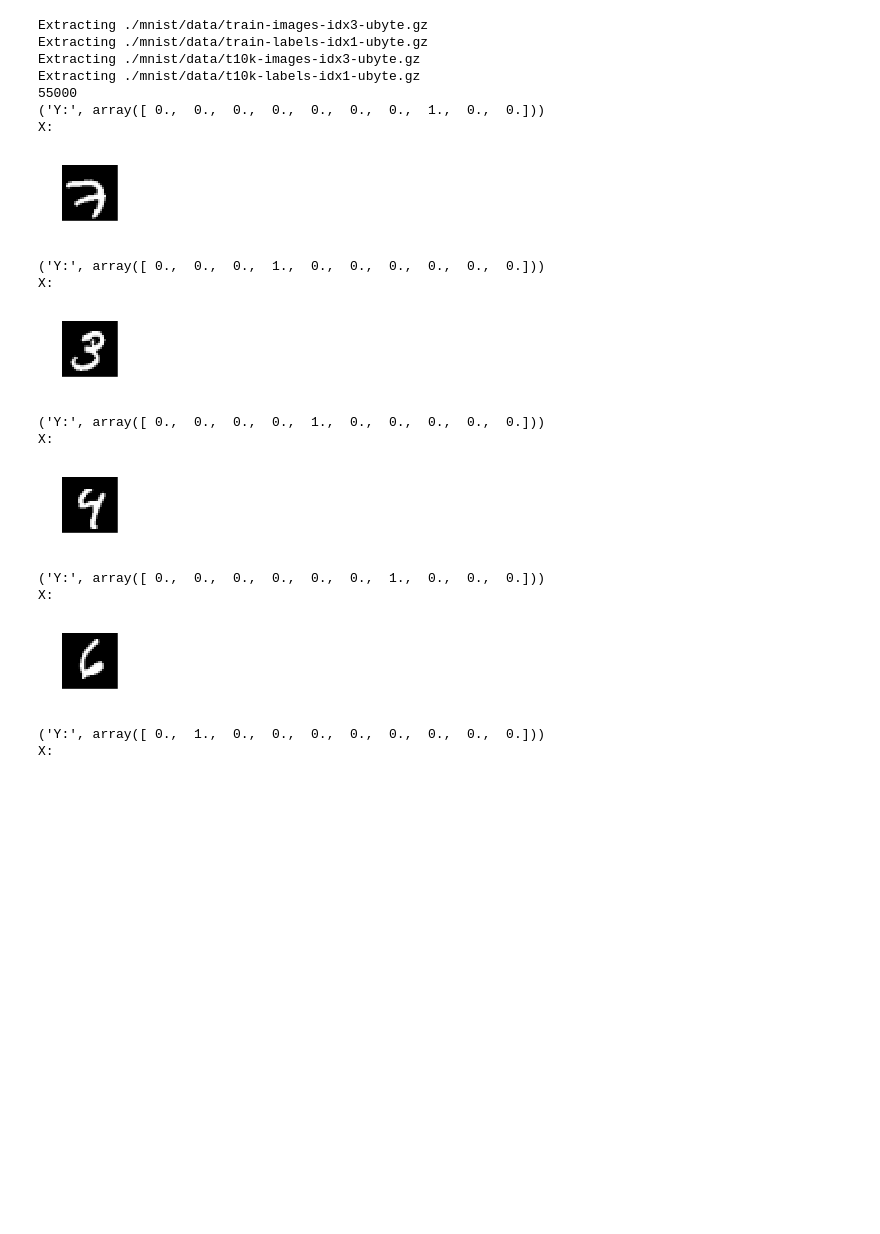
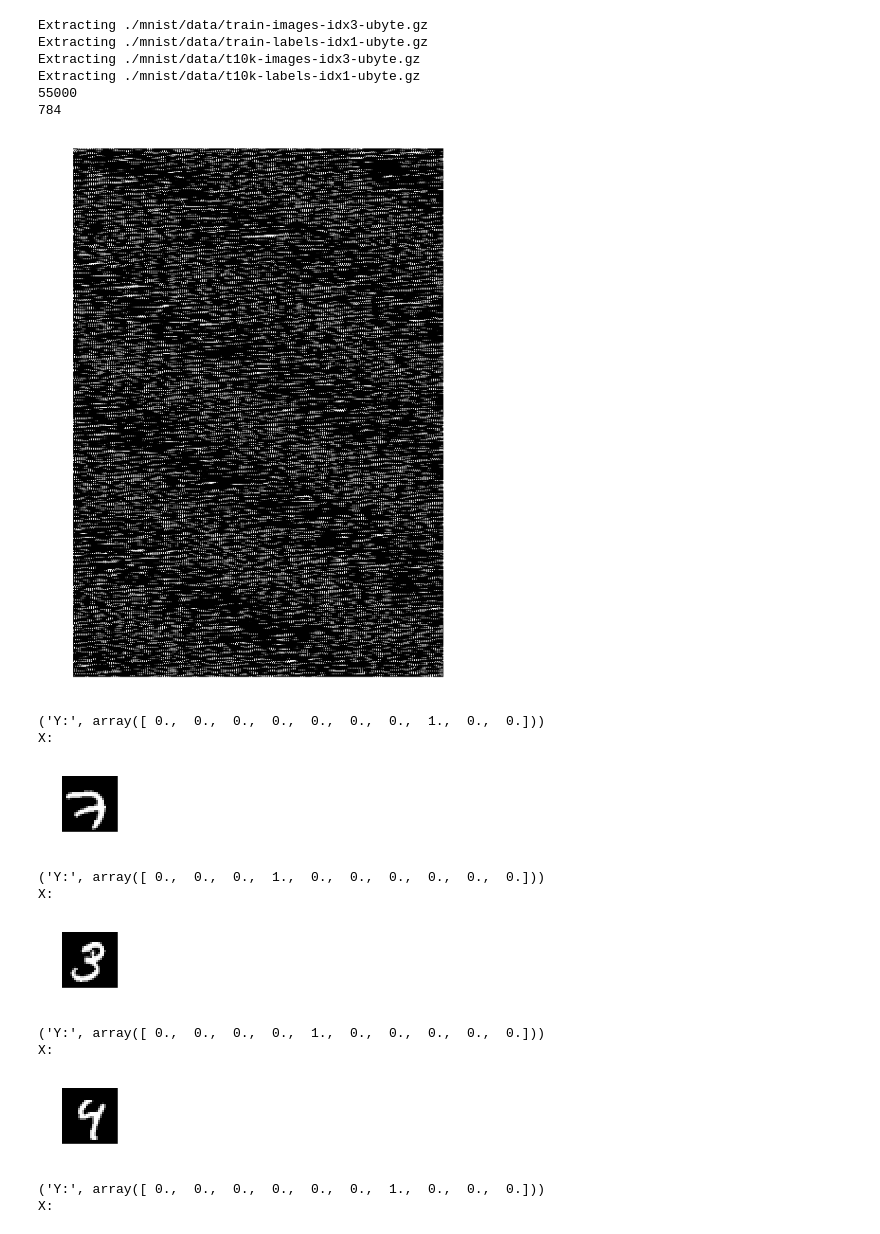
Before and after one commit to MuhammadHasib/MachineLearningStudy, a Jupyter notebook: drawPlot/mnist_view.ipynb, the cells around one changed output. Drawn from its saved outputs; the diff is of its cells as text; code cells hidden in the pictures; blank space fills up the shorter version.

Commit message:
add plot for all-image

```diff
--- a/drawPlot/mnist_view.ipynb
+++ b/drawPlot/mnist_view.ipynb
@@ -4,45 +4,50 @@ import matplotlib
 %matplotlib inline
 import matplotlib.pyplot as plt
 import matplotlib.pyplot as plt1
 
 import tensorflow as tf
 import numpy as np
 
 
 from tensorflow.examples.tutorials.mnist import input_data
 mnist = input_data.read_data_sets("./mnist/data/", one_hot=True)
-print(len(mnist.train.labels))
+print(len(mnist.train.labels)) # 55000
+print(len(mnist.train.images[0])) # 784
 
+plt0=plt
+plt0.figure(figsize=(10,10))
+plt0.imshow(mnist.train.images.reshape(7840,5500), cmap=plt.get_cmap('gray'), interpolation='none')
+plt0.axis('off')
+plt0.show()
 
 #for i in range(len(mnist.train.labels)):
 for i in range(5):
     print("Y:",mnist.train.labels[i])
     #print mnist.train.labels
     #print mnist.train.images
 
     aaaaa=mnist.train.images[i].reshape(28,28)
     plt1.figure(figsize=(1,1))
     plt1.imshow(aaaaa, cmap=plt1.get_cmap('gray'), interpolation='none')
     plt1.axis('off')
     print("X:")
     plt1.show()
 # %% [output]
 Extracting ./mnist/data/train-images-idx3-ubyte.gz
 Extracting ./mnist/data/train-labels-idx1-ubyte.gz
 Extracting ./mnist/data/t10k-images-idx3-ubyte.gz
 Extracting ./mnist/data/t10k-labels-idx1-ubyte.gz
 55000
-('Y:', array([ 0.,  0.,  0.,  0.,  0.,  0.,  0.,  1.,  0.,  0.]))
-X:
+784
-[figure, old version]
+[figure, new version]
-('Y:', array([ 0.,  0.,  0.,  1.,  0.,  0.,  0.,  0.,  0.,  0.]))
+('Y:', array([ 0.,  0.,  0.,  0.,  0.,  0.,  0.,  1.,  0.,  0.]))
 X:
-[figure, old version]
+[figure, new version]
-('Y:', array([ 0.,  0.,  0.,  0.,  1.,  0.,  0.,  0.,  0.,  0.]))
+('Y:', array([ 0.,  0.,  0.,  1.,  0.,  0.,  0.,  0.,  0.,  0.]))
 X:
-[figure, old version]
+[figure, new version]
-('Y:', array([ 0.,  0.,  0.,  0.,  0.,  0.,  1.,  0.,  0.,  0.]))
+('Y:', array([ 0.,  0.,  0.,  0.,  1.,  0.,  0.,  0.,  0.,  0.]))
 X:
-[figure, old version]
+[figure, new version]
-('Y:', array([ 0.,  1.,  0.,  0.,  0.,  0.,  0.,  0.,  0.,  0.]))
+('Y:', array([ 0.,  0.,  0.,  0.,  0.,  0.,  1.,  0.,  0.,  0.]))
 X:
```
Also changed, not shown: parts of 1 cell of this notebook.
